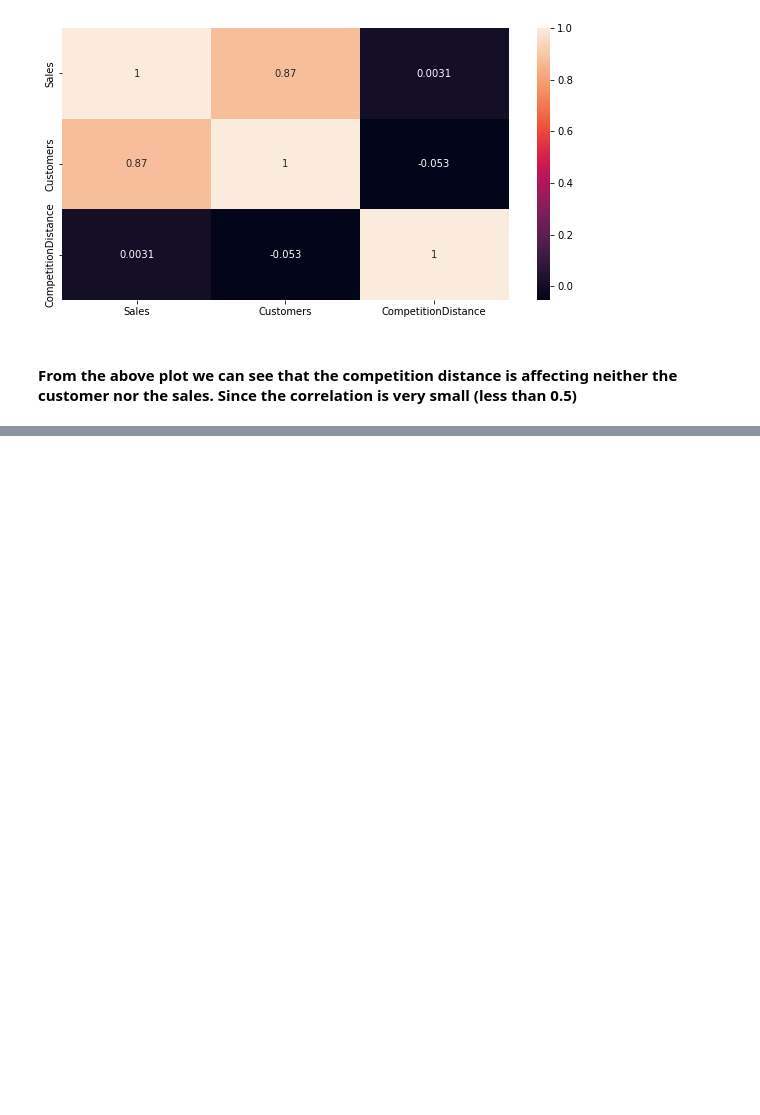
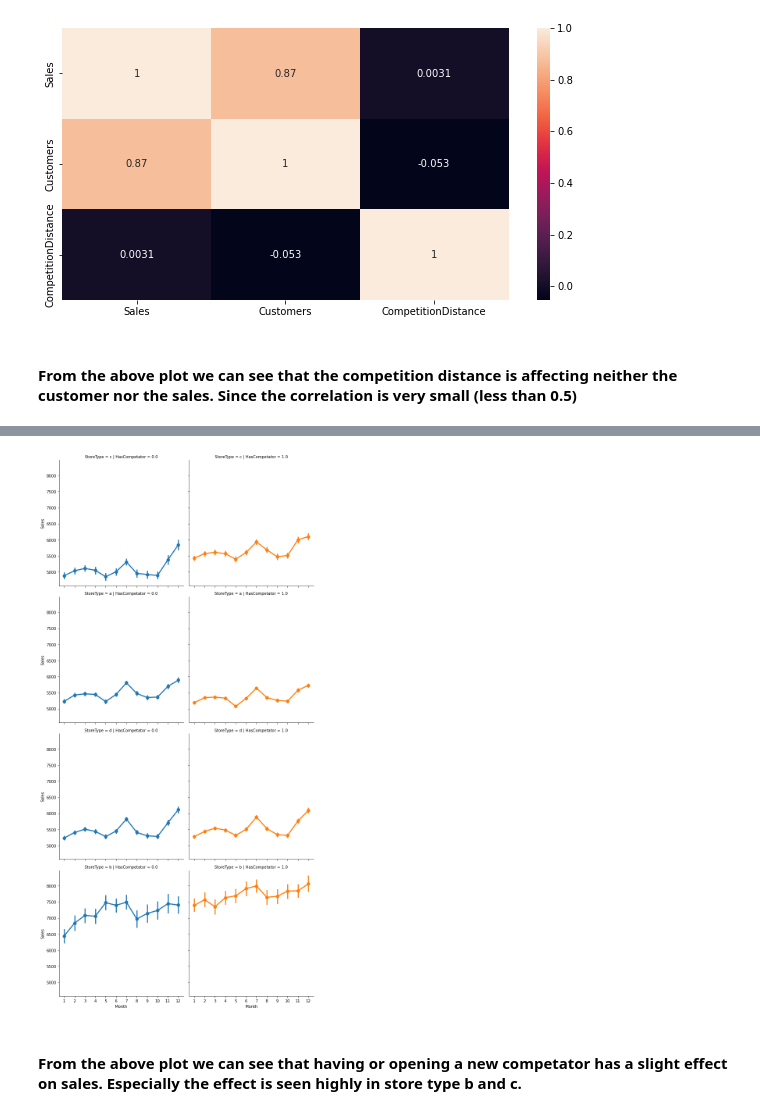
Before and after one commit to Micky373/Sales_forcasting, a Jupyter notebook: notebooks/data_exploration.ipynb, the cells around one changed output, grey strips where cells are left out. Saved outputs shown, nothing was run; the diff lists cells and outputs as text; code cells hidden in the pictures; blank space fills up the shorter version.

Commit message:
Deduce the sales comp opening relation and plot a graph

```diff
--- a/notebooks/data_exploration.ipynb
+++ b/notebooks/data_exploration.ipynb
@@ -460,0 +463,8 @@ plt.show()
+# %%
+# Creating a new column and sampling the data for vizualization
+
+cols = ['Month','Sales','CompetitionOpenSinceMonth','StoreType']
+sampled_for_viz = train[cols]
+sampled_for_viz.loc[sampled_for_viz['CompetitionOpenSinceMonth'] != 'Not Available','HasCompetator'] = 1
+sampled_for_viz.loc[sampled_for_viz['CompetitionOpenSinceMonth'] == 'Not Available','HasCompetator'] = 0
+sampled_for_viz.head()
@@ -460,0 +479,14 @@ plt.show()
+# %%
+# Sales trends over the competator occurance
+
+sns.factorplot(data = sampled_for_viz, x = 'Month', y = "Sales",
+               col = 'HasCompetator', # per competator occurance
+               hue = 'HasCompetator',
+               row = 'StoreType', # per store type
+               )
+plt.savefig('../charts/sales_vs_comp_occur_viz.jpg')
+plt.show()
+# %% [output]
+[figure, added]
+# %% [markdown]
+#### From the above plot we can see that having or opening a new competator has a slight effect on sales. Especially the effect is seen highly in store type b and c.
```
Also changed, not shown: parts of 3 cells of this notebook, 1 other file.
